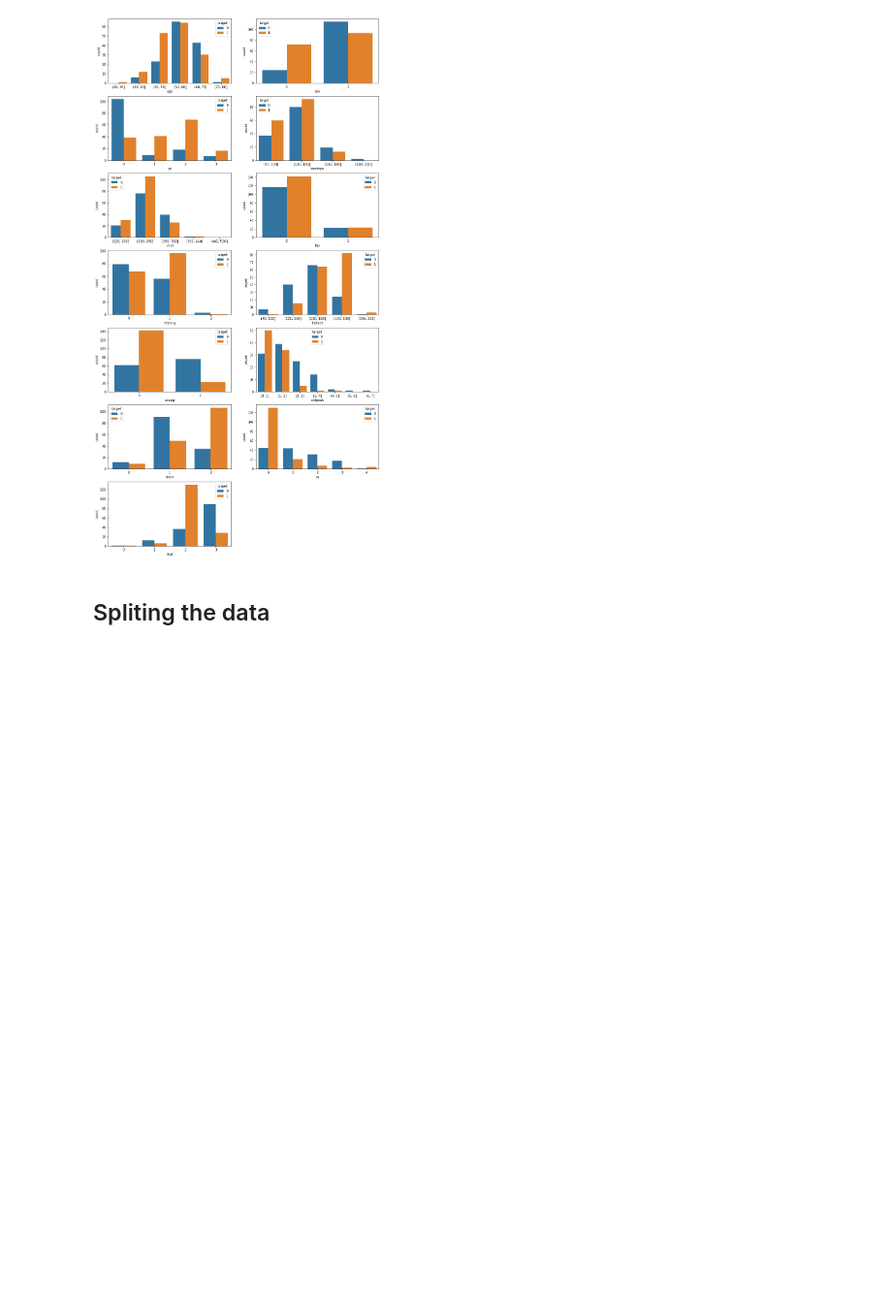
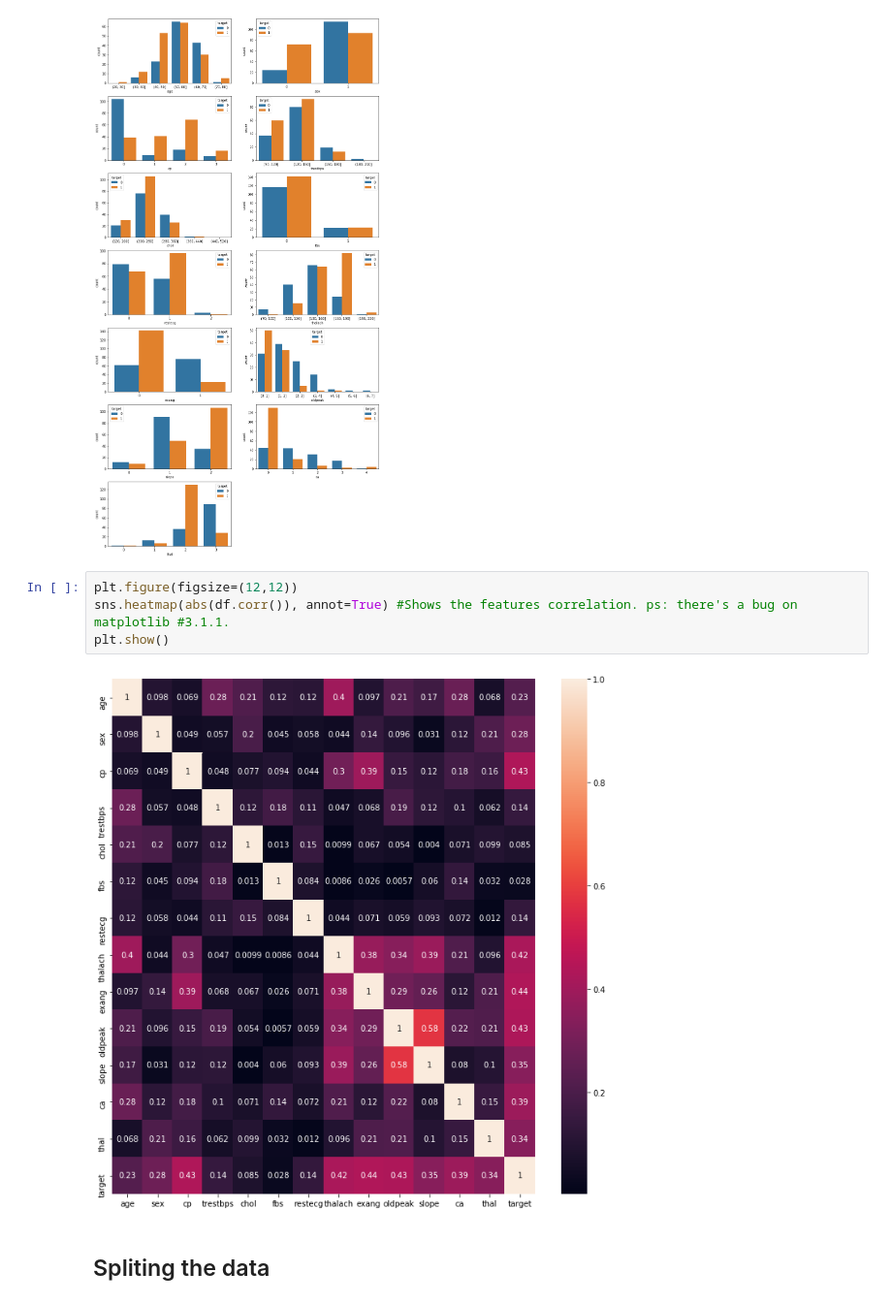
Before and after one commit to viniciusov/heart-disease, a Jupyter notebook: heart-disease.ipynb, the cells around one changed output. Shown at 97% size. Saved outputs shown, nothing was run; the diff lists cells and outputs as text; blank space fills up the shorter version.

Commit message:
Heatmap added

```diff
--- a/heart-disease.ipynb
+++ b/heart-disease.ipynb
@@ -197,6 +197,12 @@ sns.countplot(x='thal',hue='target',data=df)
 plt.show()
 # %% [output]
 [figure]
+# %%
+plt.figure(figsize=(12,12))
+sns.heatmap(abs(df.corr()), annot=True) #Shows the features correlation. ps: there's a bug on matplotlib #3.1.1.
+plt.show()
+# %% [output]
+[figure, added]
 # %% [markdown]
 ## Spliting the data
 # %%
```
Also changed, not shown: parts of 2 cells of this notebook.
